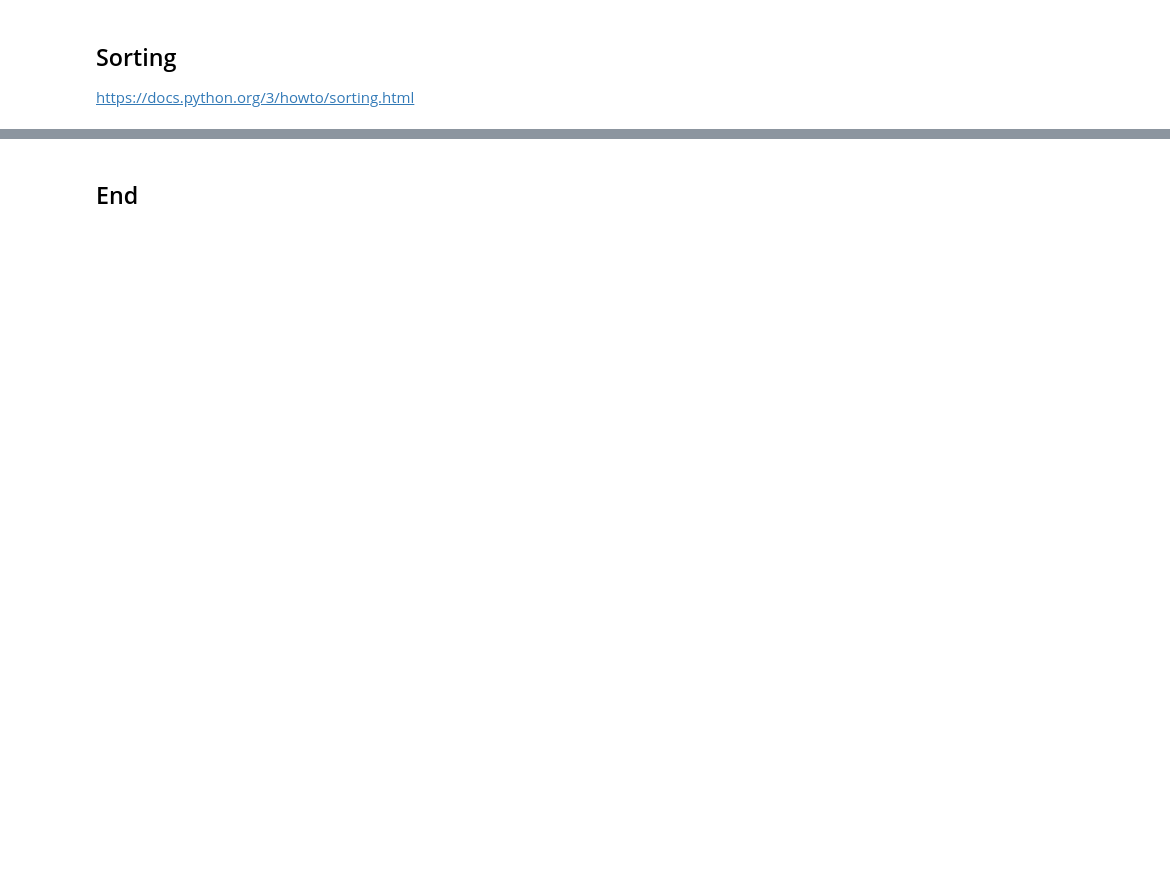
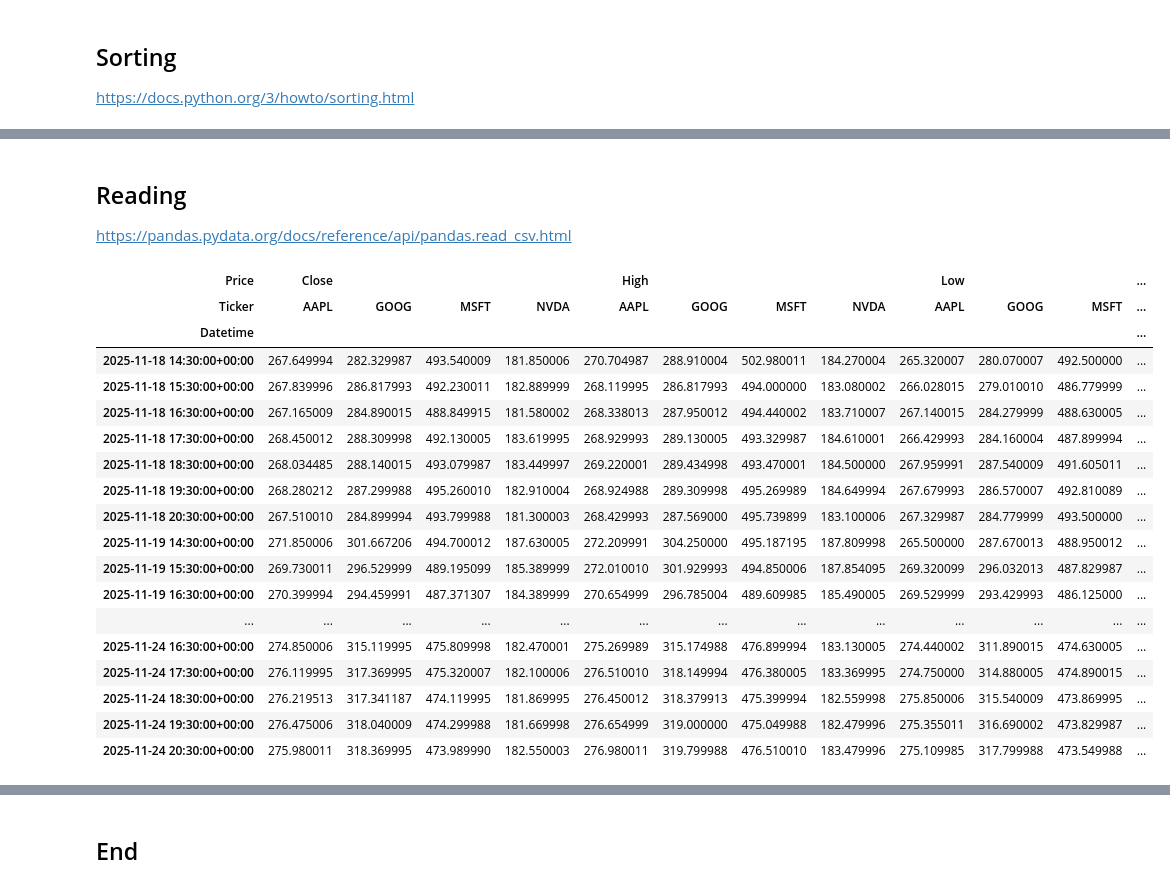
Before and after one commit to ianmcloughlin/computer-infrastructure, a Jupyter notebook: materials/files.ipynb, the cells around one changed output, grey strips where cells are left out. Cells and saved outputs as stored; diff of their text form; code cells hidden in the pictures; blank space fills up the shorter version.

```diff
--- a/materials/files.ipynb
+++ b/materials/files.ipynb
@@ -94,0 +110,30 @@ data_files[0]
+# %% [markdown]
+## Reading
+
+https://pandas.pydata.org/docs/reference/api/pandas.read_csv.html
+# %%
+# Read the CSV file.
+df = pd.read_csv(f'../data/{data_files[0]}', header=[0, 1], index_col=0, parse_dates=True)
+
+# Show.
+df
+# %% [output]
+| Price | Close |  |  |  | High |  |  |  | Low |  |  | ... |
+| Ticker | AAPL | GOOG | MSFT | NVDA | AAPL | GOOG | MSFT | NVDA | AAPL | GOOG | MSFT | ... |
+| Datetime |  |  |  |  |  |  |  |  |  |  |  | ... |
+| 2025-11-18 14:30:00+00:00 | 267.649994 | 282.329987 | 493.540009 | 181.850006 | 270.704987 | 288.910004 | 502.980011 | 184.270004 | 265.320007 | 280.070007 | 492.500000 | ... |
+| 2025-11-18 15:30:00+00:00 | 267.839996 | 286.817993 | 492.230011 | 182.889999 | 268.119995 | 286.817993 | 494.000000 | 183.080002 | 266.028015 | 279.010010 | 486.779999 | ... |
+| 2025-11-18 16:30:00+00:00 | 267.165009 | 284.890015 | 488.849915 | 181.580002 | 268.338013 | 287.950012 | 494.440002 | 183.710007 | 267.140015 | 284.279999 | 488.630005 | ... |
+| 2025-11-18 17:30:00+00:00 | 268.450012 | 288.309998 | 492.130005 | 183.619995 | 268.929993 | 289.130005 | 493.329987 | 184.610001 | 266.429993 | 284.160004 | 487.899994 | ... |
+| 2025-11-18 18:30:00+00:00 | 268.034485 | 288.140015 | 493.079987 | 183.449997 | 269.220001 | 289.434998 | 493.470001 | 184.500000 | 267.959991 | 287.540009 | 491.605011 | ... |
+| 2025-11-18 19:30:00+00:00 | 268.280212 | 287.299988 | 495.260010 | 182.910004 | 268.924988 | 289.309998 | 495.269989 | 184.649994 | 267.679993 | 286.570007 | 492.810089 | ... |
+| 2025-11-18 20:30:00+00:00 | 267.510010 | 284.899994 | 493.799988 | 181.300003 | 268.429993 | 287.569000 | 495.739899 | 183.100006 | 267.329987 | 284.779999 | 493.500000 | ... |
+| 2025-11-19 14:30:00+00:00 | 271.850006 | 301.667206 | 494.700012 | 187.630005 | 272.209991 | 304.250000 | 495.187195 | 187.809998 | 265.500000 | 287.670013 | 488.950012 | ... |
+| 2025-11-19 15:30:00+00:00 | 269.730011 | 296.529999 | 489.195099 | 185.389999 | 272.010010 | 301.929993 | 494.850006 | 187.854095 | 269.320099 | 296.032013 | 487.829987 | ... |
+| 2025-11-19 16:30:00+00:00 | 270.399994 | 294.459991 | 487.371307 | 184.389999 | 270.654999 | 296.785004 | 489.609985 | 185.490005 | 269.529999 | 293.429993 | 486.125000 | ... |
+| ... | ... | ... | ... | ... | ... | ... | ... | ... | ... | ... | ... | ... |
+| 2025-11-24 16:30:00+00:00 | 274.850006 | 315.119995 | 475.809998 | 182.470001 | 275.269989 | 315.174988 | 476.899994 | 183.130005 | 274.440002 | 311.890015 | 474.630005 | ... |
+| 2025-11-24 17:30:00+00:00 | 276.119995 | 317.369995 | 475.320007 | 182.100006 | 276.510010 | 318.149994 | 476.380005 | 183.369995 | 274.750000 | 314.880005 | 474.890015 | ... |
+| 2025-11-24 18:30:00+00:00 | 276.219513 | 317.341187 | 474.119995 | 181.869995 | 276.450012 | 318.379913 | 475.399994 | 182.559998 | 275.850006 | 315.540009 | 473.869995 | ... |
+| 2025-11-24 19:30:00+00:00 | 276.475006 | 318.040009 | 474.299988 | 181.669998 | 276.654999 | 319.000000 | 475.049988 | 182.479996 | 275.355011 | 316.690002 | 473.829987 | ... |
+| 2025-11-24 20:30:00+00:00 | 275.980011 | 318.369995 | 473.989990 | 182.550003 | 276.980011 | 319.799988 | 476.510010 | 183.479996 | 275.109985 | 317.799988 | 473.549988 | ... |
```
Also changed, not shown: parts of 8 cells of this notebook, 6 other files.
